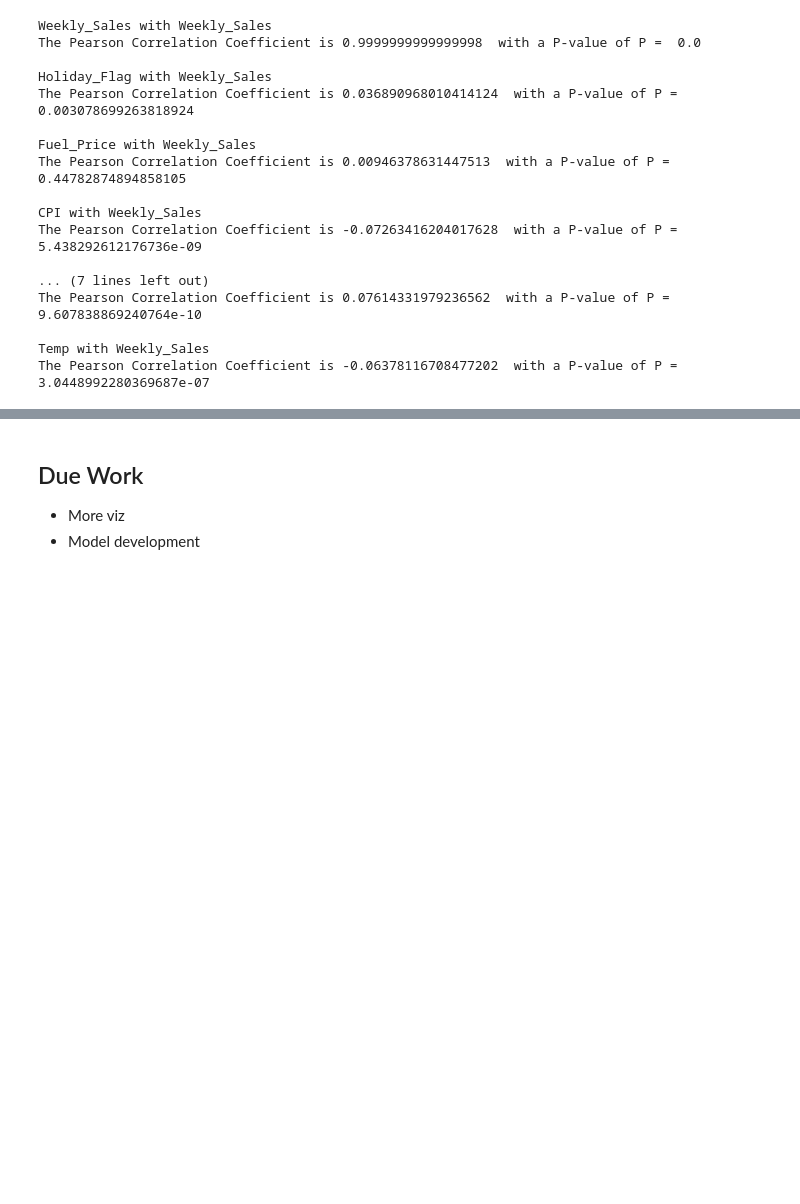
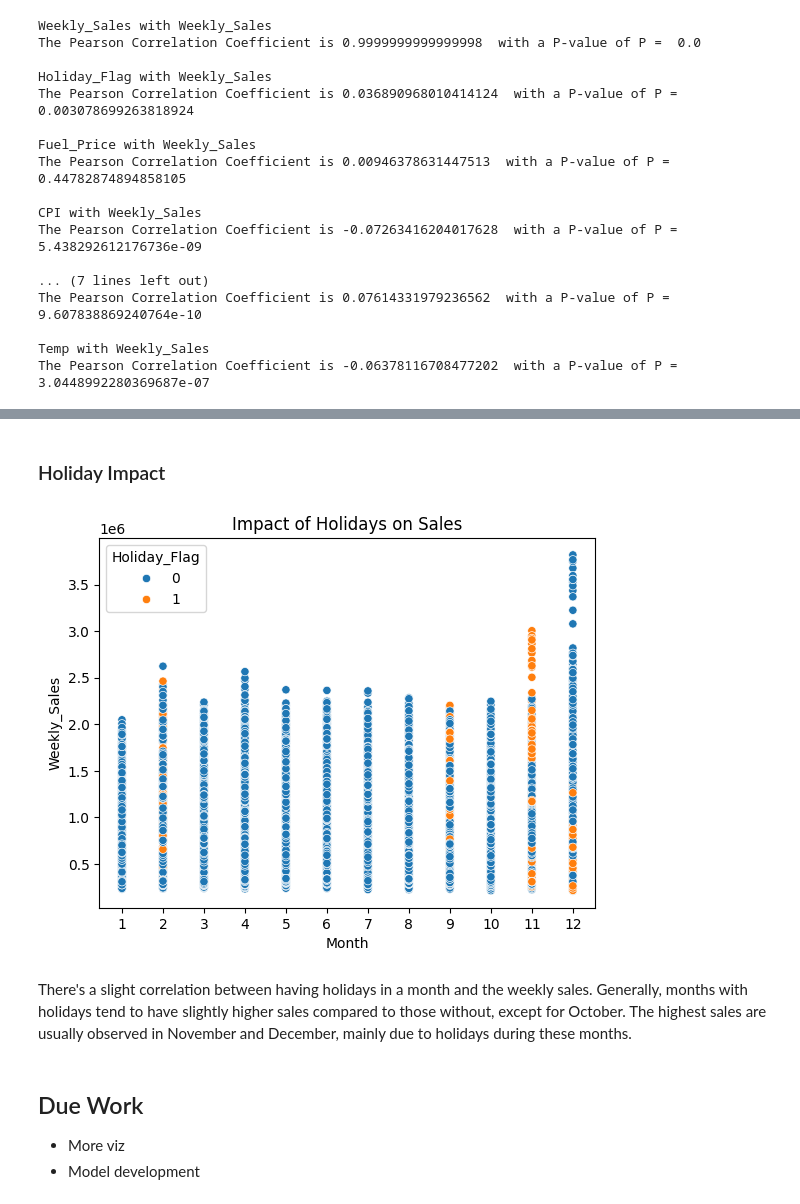
Before and after one commit to Prasun157/Data-Analysis-project, a Jupyter notebook: Project_walmart_sales.ipynb, the cells around one changed output, grey strips where cells are left out. Saved outputs shown, nothing was run; the diff lists cells and outputs as text; code cells hidden in the pictures; blank space fills up the shorter version.

```diff
--- a/Project_walmart_sales.ipynb
+++ b/Project_walmart_sales.ipynb
@@ -307,3 +313,15 @@ The Pearson Correlation Coefficient is -0.06378116708477202  with a P-value of P
+# %% [markdown]
+### Holiday Impact
+# %%
+
+sns.scatterplot(data=df, x='Month', y='Weekly_Sales', hue='Holiday_Flag')
+plt.xticks(np.arange(1,13,1))
+plt. title('Impact of Holidays on Sales')
+plt.show()
+# %% [output]
+[figure, added]
+# %% [markdown]
+There's a slight correlation between having holidays in a month and the weekly sales. Generally, months with holidays tend to have slightly higher sales compared to those without, except for October. The highest sales are usually observed in November and December, mainly due to holidays during these months.
 # %% [markdown]
 ## Due Work
 - More viz
```
Also changed, not shown: parts of 8 cells of this notebook.
